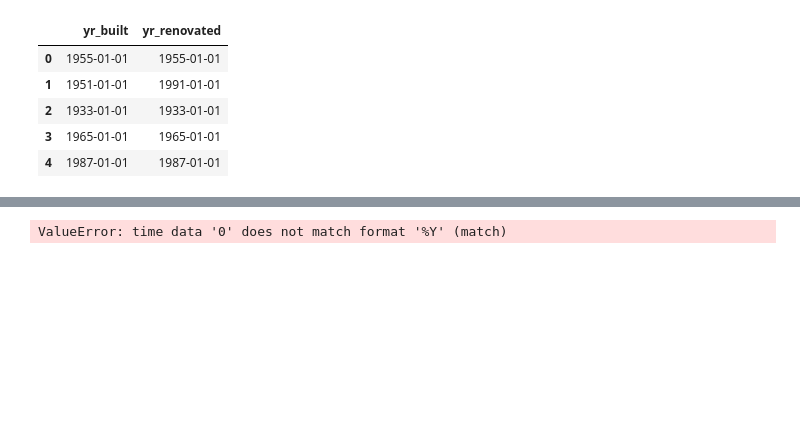
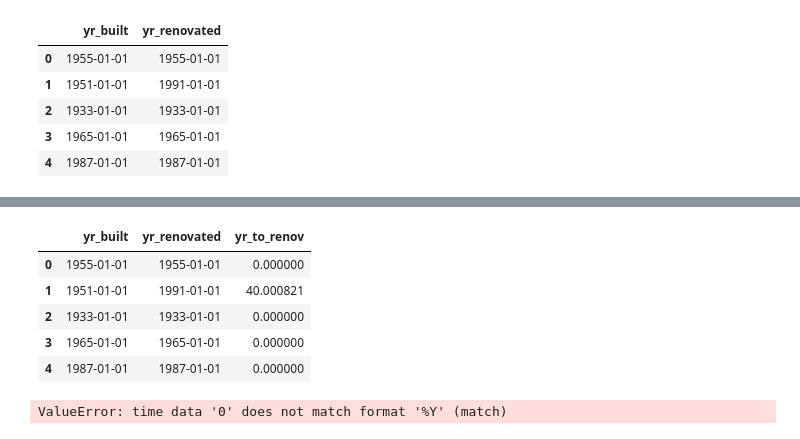
Before and after one commit to TiagoSolon/House_Rocket_Sales, a Jupyter notebook: TESTE_COMM_PYTHON.ipynb, the cells around one changed output, grey strips where cells are left out. Saved outputs shown, nothing was run; the diff lists cells and outputs as text; code cells hidden in the pictures; blank space fills up the shorter version.

```diff
--- a/TESTE_COMM_PYTHON.ipynb
+++ b/TESTE_COMM_PYTHON.ipynb
@@ -45,2 +41,6 @@ Timestamp('1900-01-01 00:00:00')
 # %%
-df['refor_year']= pd.date_range(df['yr_built'], df['yr_renovated'], freq='Y')
+# use o ex abaixo para contar a diferena de tempo entre datas 'Y' nesse caso conta em years.
+
+df['yr_to_renov'] = df['yr_renovated'] - df['yr_built']
+
+df['yr_to_renov'] =df['yr_to_renov']/np.timedelta64(1,'Y')
@@ -52,3 +70,12 @@ TypeError: Cannot convert input [0       1955-01-01
+# %%
+df[['yr_built','yr_renovated','yr_to_renov']].head()
+# %% [output]
+|  | yr_built | yr_renovated | yr_to_renov |
+| 0 | 1955-01-01 | 1955-01-01 | 0.000000 |
+| 1 | 1951-01-01 | 1991-01-01 | 40.000821 |
+| 2 | 1933-01-01 | 1933-01-01 | 0.000000 |
+| 3 | 1965-01-01 | 1965-01-01 | 0.000000 |
+| 4 | 1987-01-01 | 1987-01-01 | 0.000000 |
 # %%
 # use o np.where para criar nova coluna entre 2 condicoes de outra coluna e atribuir os valore dessa nova coluna.
 
```
Also changed, not shown: parts of 5 cells of this notebook, 2 other files.
